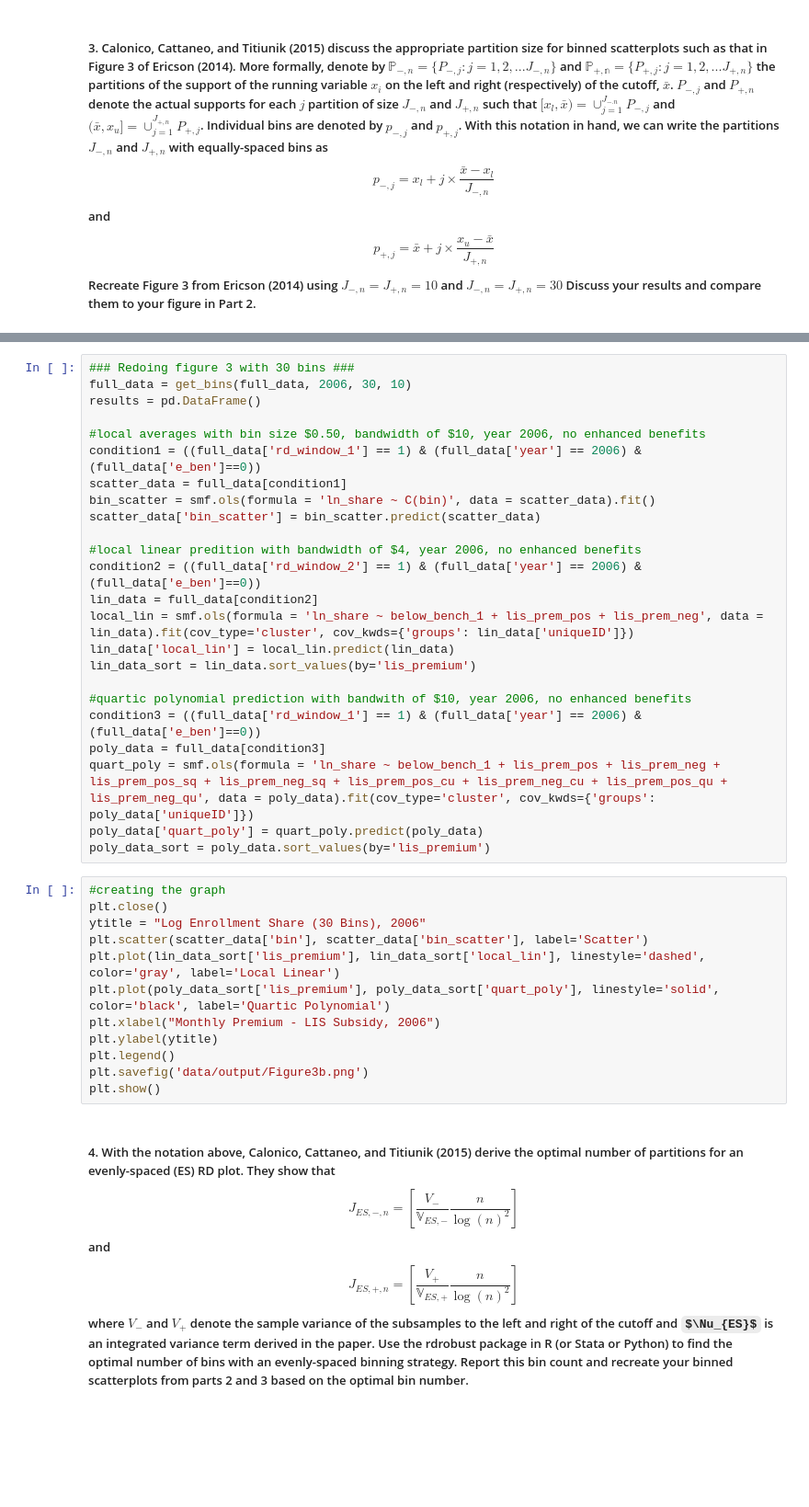
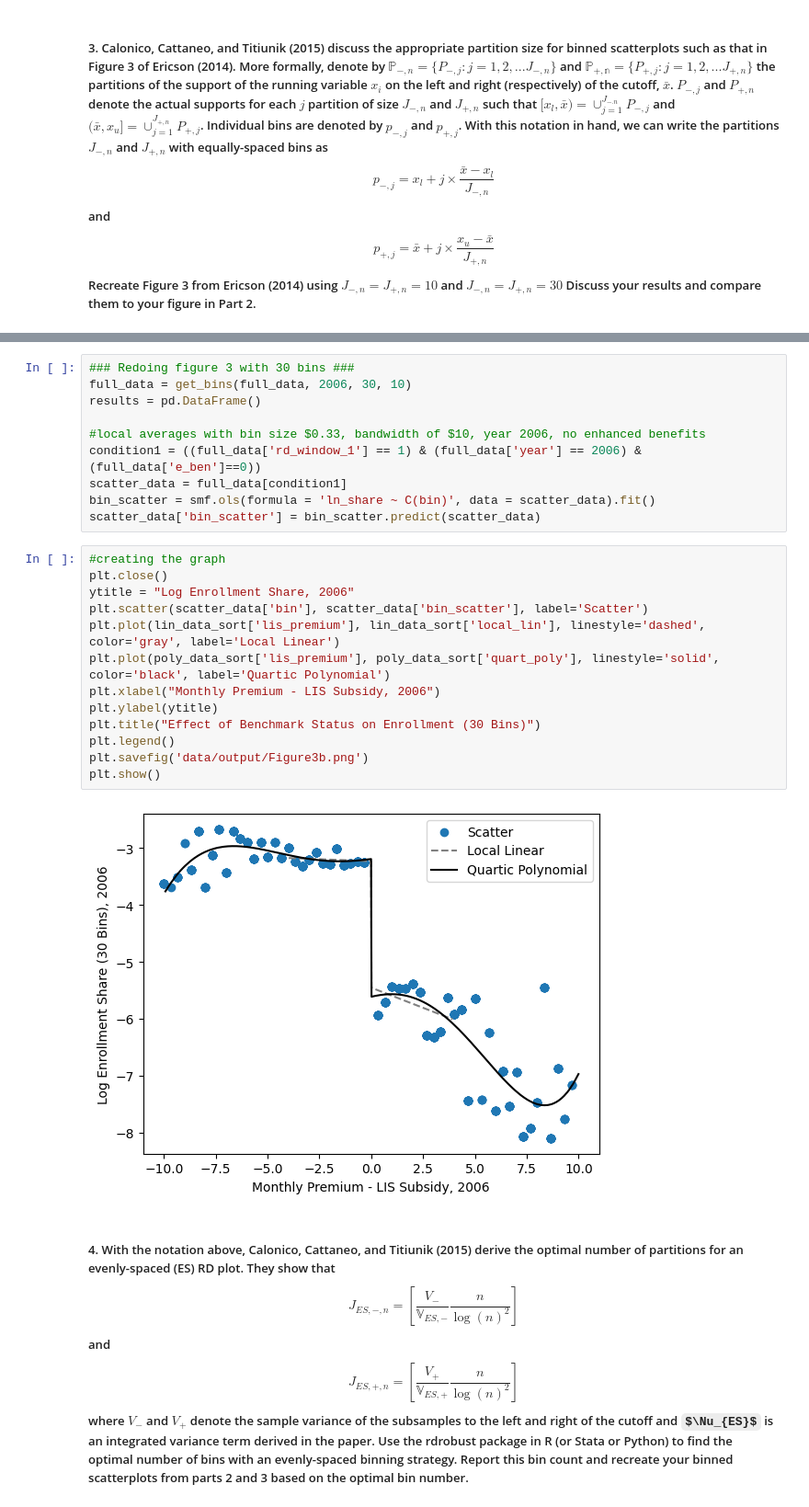
Before and after one commit to michaela-philip/EC771-Empirical-Assignment, a Jupyter notebook: Assignment.ipynb, the cells around one changed output, grey strips where cells are left out. Shown at 92% size. Drawn from its saved outputs; the diff is of its cells as text; some formulas as TeX source; blank space fills up the shorter version.

```diff
--- a/Assignment.ipynb
+++ b/Assignment.ipynb
@@ -155,36 +113,25 @@ plt.show()
 full_data = get_bins(full_data, 2006, 30, 10)
 results = pd.DataFrame()
 
-#local averages with bin size $0.50, bandwidth of $10, year 2006, no enhanced benefits
+#local averages with bin size $0.33, bandwidth of $10, year 2006, no enhanced benefits
 condition1 = ((full_data['rd_window_1'] == 1) & (full_data['year'] == 2006) & (full_data['e_ben']==0))
 scatter_data = full_data[condition1]
 bin_scatter = smf.ols(formula = 'ln_share ~ C(bin)', data = scatter_data).fit()
 scatter_data['bin_scatter'] = bin_scatter.predict(scatter_data)
-
-#local linear predition with bandwidth of $4, year 2006, no enhanced benefits
-condition2 = ((full_data['rd_window_2'] == 1) & (full_data['year'] == 2006) & (full_data['e_ben']==0))
-lin_data = full_data[condition2]
-local_lin = smf.ols(formula = 'ln_share ~ below_bench_1 + lis_prem_pos + lis_prem_neg', data = lin_data).fit(cov_type='cluster', cov_kwds={'groups': lin_data['uniqueID']})
-lin_data['local_lin'] = local_lin.predict(lin_data)
-lin_data_sort = lin_data.sort_values(by='lis_premium')
-
-#quartic polynomial prediction with bandwith of $10, year 2006, no enhanced benefits
-condition3 = ((full_data['rd_window_1'] == 1) & (full_data['year'] == 2006) & (full_data['e_ben']==0))
-poly_data = full_data[condition3]
-quart_poly = smf.ols(formula = 'ln_share ~ below_bench_1 + lis_prem_pos + lis_prem_neg + lis_prem_pos_sq + lis_prem_neg_sq + lis_prem_pos_cu + lis_prem_neg_cu + lis_prem_pos_qu + lis_prem_neg_qu', data = poly_data).fit(cov_type='cluster', cov_kwds={'groups': poly_data['uniqueID']})
-poly_data['quart_poly'] = quart_poly.predict(poly_data)
-poly_data_sort = poly_data.sort_values(by='lis_premium')
 # %%
 #creating the graph
 plt.close()
-ytitle = "Log Enrollment Share (30 Bins), 2006"
+ytitle = "Log Enrollment Share, 2006"
 plt.scatter(scatter_data['bin'], scatter_data['bin_scatter'], label='Scatter')
 plt.plot(lin_data_sort['lis_premium'], lin_data_sort['local_lin'], linestyle='dashed', color='gray', label='Local Linear')
 plt.plot(poly_data_sort['lis_premium'], poly_data_sort['quart_poly'], linestyle='solid', color='black', label='Quartic Polynomial')
 plt.xlabel("Monthly Premium - LIS Subsidy, 2006")
 plt.ylabel(ytitle)
+plt.title("Effect of Benchmark Status on Enrollment (30 Bins)")
 plt.legend()
 plt.savefig('data/output/Figure3b.png')
 plt.show()
+# %% [output]
+[figure, added]
 # %% [markdown]
 ##### 4. With the notation above, Calonico, Cattaneo, and Titiunik (2015) derive the optimal number of partitions for an evenly-spaced (ES) RD plot. They show that $$J_{ES, -, n} = [\frac{V_-}{\mathbb{V}_{ES,-}} \frac{n}{\log(n)^2}]$$ and $$J_{ES, +, n} = [\frac{V_+}{\mathbb{V}_{ES,+}} \frac{n}{\log(n)^2}]$$ where $V_-$ and $V_+$ denote the sample variance of the subsamples to the left and right of the cutoff and $\Nu_{ES}$ is an integrated variance term derived in the paper. Use the rdrobust package in R (or Stata or Python) to find the optimal number of bins with an evenly-spaced binning strategy. Report this bin count and recreate your binned scatterplots from parts 2 and 3 based on the optimal bin number.
```
Also changed, not shown: parts of 7 cells of this notebook.
